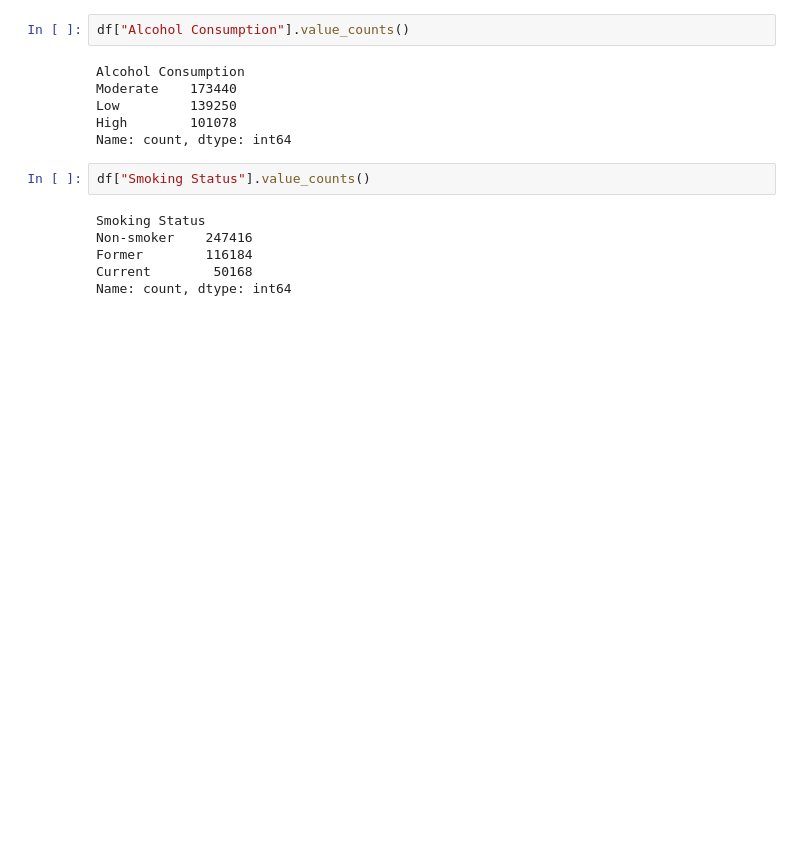
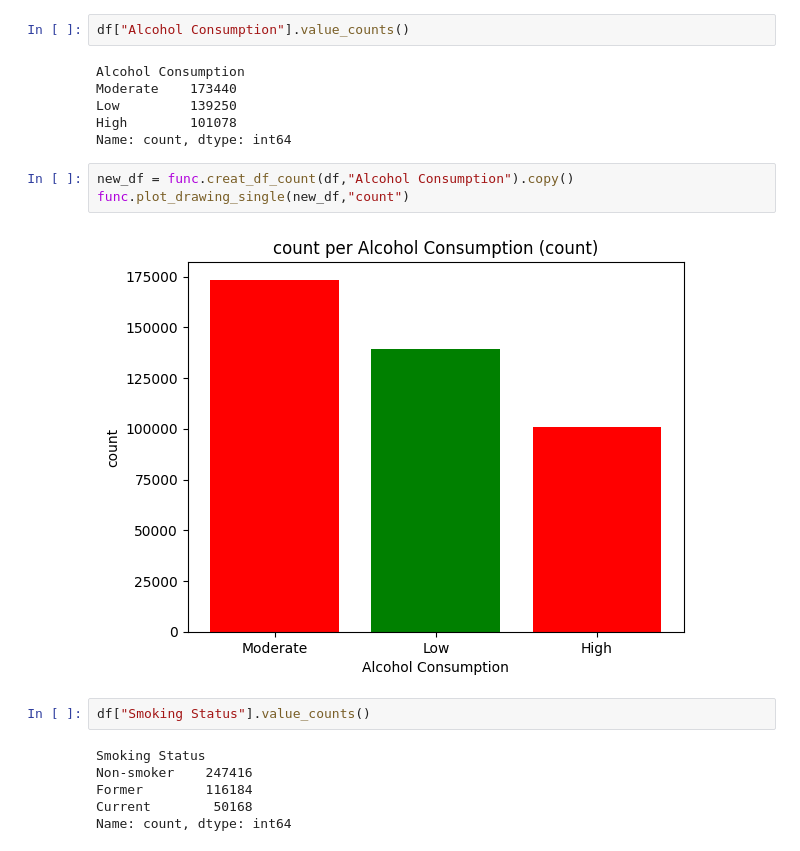
Before and after one commit to ShaQ90/week3_project, a Jupyter notebook: notebooks/data_testing_tiago.ipynb, the cells around one changed output. Cells and saved outputs as stored; diff of their text form; blank space fills up the shorter version.

```diff
--- a/notebooks/data_testing_tiago.ipynb
+++ b/notebooks/data_testing_tiago.ipynb
@@ -53,6 +69,11 @@ Moderate    173440
 Low         139250
 High        101078
 Name: count, dtype: int64
+# %%
+new_df = func.creat_df_count(df,"Alcohol Consumption").copy()
+func.plot_drawing_single(new_df,"count")
+# %% [output]
+[figure, added]
 # %%
 df["Smoking Status"].value_counts()
 # %% [output]
```
Also changed, not shown: parts of 17 cells of this notebook, 17 other files.
